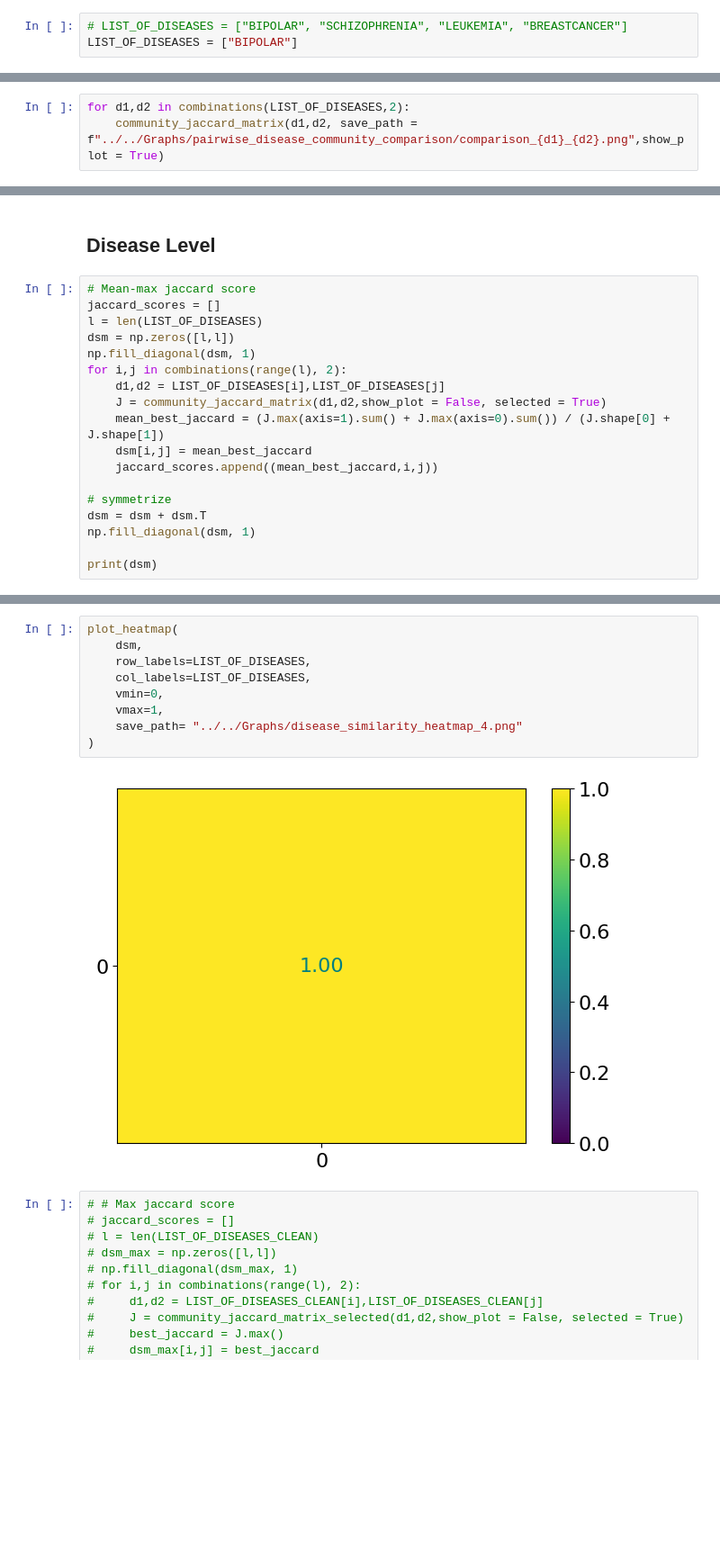
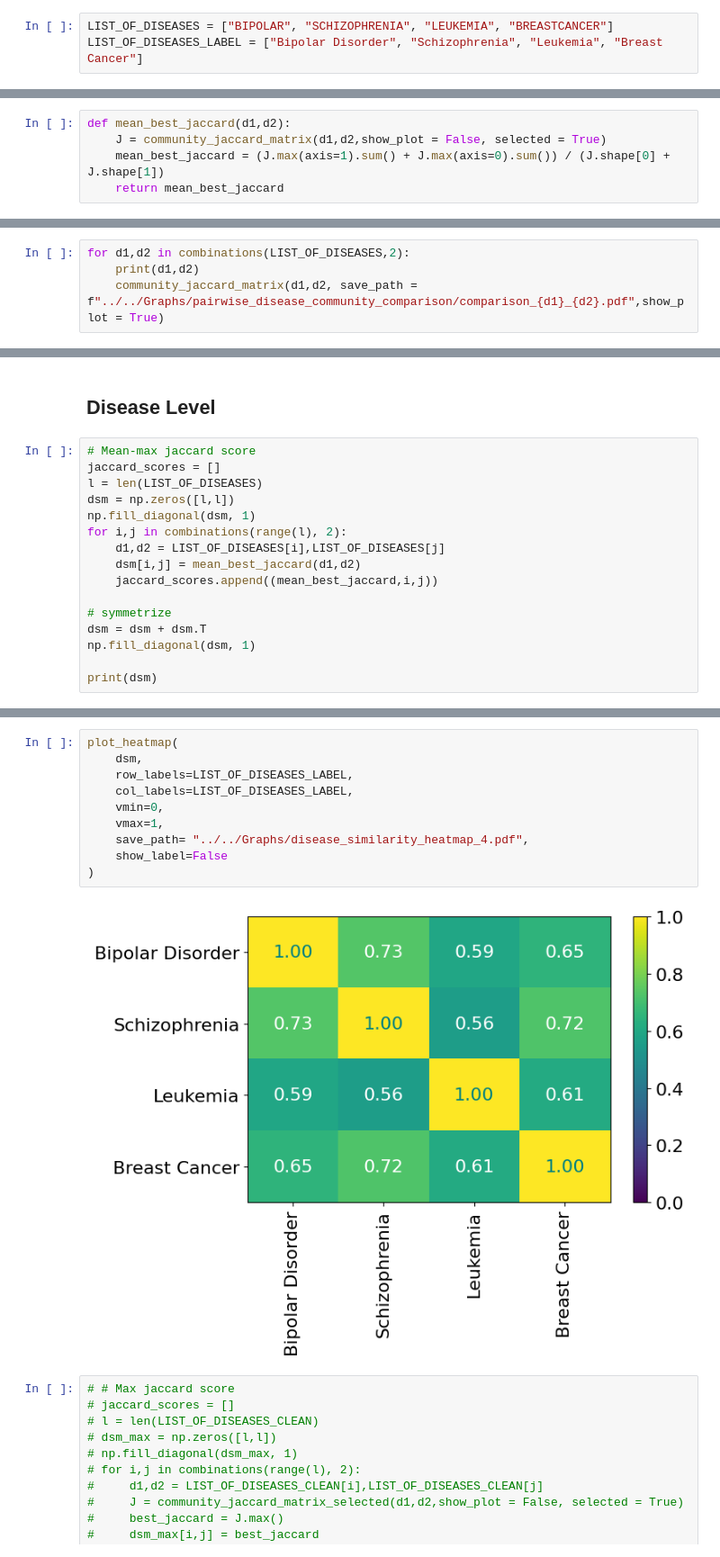
Before and after one commit to Monomanae/DDBC-hypergraph, a Jupyter notebook: Methods/DDBC/disease_jaccard_similarity.ipynb, the cells around one changed output, grey strips where cells are left out. Shown at 90% size. Drawn from its saved outputs; the diff is of its cells as text; blank space fills up the shorter version.

```diff
--- a/Methods/DDBC/disease_jaccard_similarity.ipynb
+++ b/Methods/DDBC/disease_jaccard_similarity.ipynb
@@ -11,8 +11,8 @@ from itertools import permutations,combinations
 # %% [markdown]
 # Loading variables
 # %%
-# LIST_OF_DISEASES = ["BIPOLAR", "SCHIZOPHRENIA", "LEUKEMIA", "BREASTCANCER"]
-LIST_OF_DISEASES = ["BIPOLAR"]
+LIST_OF_DISEASES = ["BIPOLAR", "SCHIZOPHRENIA", "LEUKEMIA", "BREASTCANCER"]
+LIST_OF_DISEASES_LABEL = ["Bipolar Disorder", "Schizophrenia", "Leukemia", "Breast Cancer"]
 # %% [markdown]
 # Functions
 # %%
@@ -136,5 +145,10 @@ def community_jaccard_matrix(d1,d2, save_path = None,show_plot = True, selected
     return J
 # %% [markdown]
 # Comparison to baseline
+# %%
+def mean_best_jaccard(d1,d2):
+    J = community_jaccard_matrix(d1,d2,show_plot = False, selected = True)
+    mean_best_jaccard = (J.max(axis=1).sum() + J.max(axis=0).sum()) / (J.shape[0] + J.shape[1])
+    return mean_best_jaccard
 # %%
 for d in LIST_OF_DISEASES:
@@ -170,3 +224,4 @@ for d in LIST_OF_DISEASES:
 # %%
 for d1,d2 in combinations(LIST_OF_DISEASES,2):
-    community_jaccard_matrix(d1,d2, save_path = f"../../Graphs/pairwise_disease_community_comparison/comparison_{d1}_{d2}.png",show_plot = True)
+    print(d1,d2)
+    community_jaccard_matrix(d1,d2, save_path = f"../../Graphs/pairwise_disease_community_comparison/comparison_{d1}_{d2}.pdf",show_plot = True)
@@ -180,9 +254,7 @@ dsm = np.zeros([l,l])
 np.fill_diagonal(dsm, 1)
 for i,j in combinations(range(l), 2):
     d1,d2 = LIST_OF_DISEASES[i],LIST_OF_DISEASES[j]
-    J = community_jaccard_matrix(d1,d2,show_plot = False, selected = True)
-    mean_best_jaccard = (J.max(axis=1).sum() + J.max(axis=0).sum()) / (J.shape[0] + J.shape[1])
-    dsm[i,j] = mean_best_jaccard
+    dsm[i,j] = mean_best_jaccard(d1,d2)
     jaccard_scores.append((mean_best_jaccard,i,j))
 
 # symmetrize
@@ -195,14 +276,15 @@ print(dsm)
 # %%
 plot_heatmap(
     dsm,
-    row_labels=LIST_OF_DISEASES,
-    col_labels=LIST_OF_DISEASES,
+    row_labels=LIST_OF_DISEASES_LABEL,
+    col_labels=LIST_OF_DISEASES_LABEL,
     vmin=0,
     vmax=1,
-    save_path= "../../Graphs/disease_similarity_heatmap_4.png"
+    save_path= "../../Graphs/disease_similarity_heatmap_4.pdf",
+    show_label=False
 )
 # %% [output]
-[figure, old version]
+[figure, new version]
 # %%
 # # Max jaccard score
 # jaccard_scores = []
```
Also changed, not shown: parts of 6 cells of this notebook, 42 other files.
